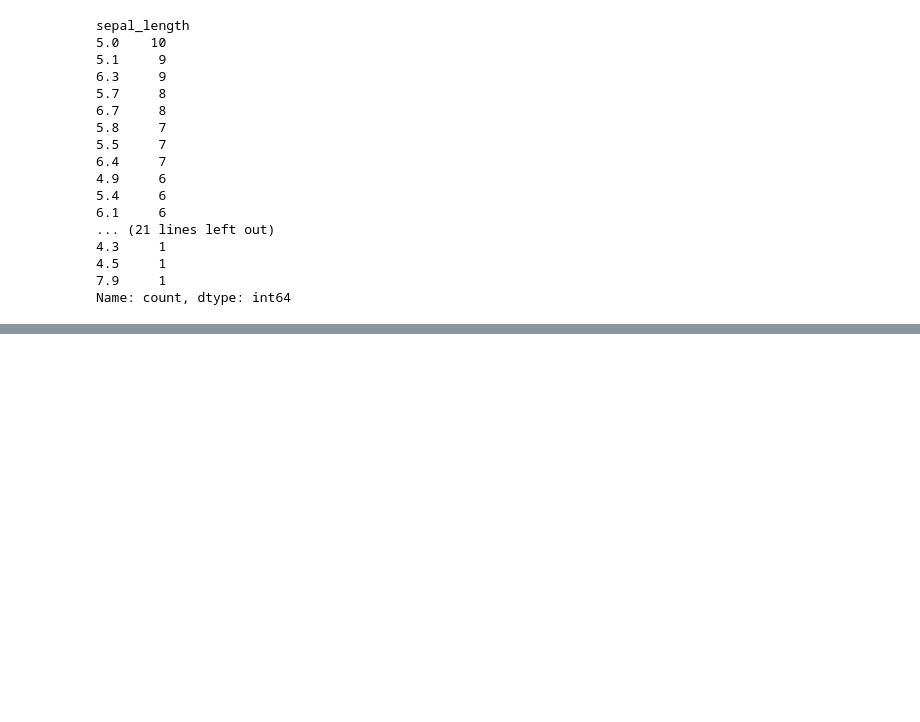
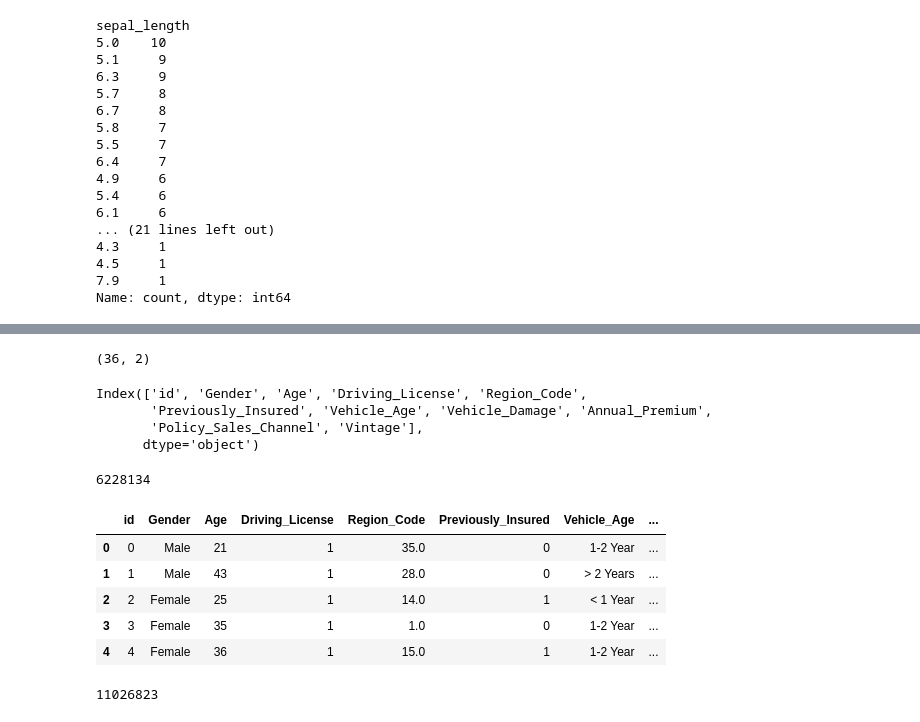
Before and after one commit to lsjdg/hktoss, a Jupyter notebook: hg-da/240701.ipynb, the cells around one changed output, grey strips where cells are left out. Drawn from its saved outputs; the diff is of its cells as text; code cells hidden in the pictures; blank space fills up the shorter version.

```diff
--- a/hg-da/240701.ipynb
+++ b/hg-da/240701.ipynb
@@ -93,0 +245,30 @@ Name: count, dtype: int64
+# %%
+cols = ['sepal_width', 'petal_length']
+result = iris.loc[(iris['species'] == 'setosa') & (iris['sepal_length'] <= 5.1), cols].reset_index(drop = True)
+result.shape
+# %% [output]
+(36, 2)
+# %%
+test.columns
+# %% [output]
+Index(['id', 'Gender', 'Age', 'Driving_License', 'Region_Code',
+       'Previously_Insured', 'Vehicle_Age', 'Vehicle_Damage', 'Annual_Premium',
+       'Policy_Sales_Channel', 'Vintage'],
+      dtype='object')
+# %%
+train.loc[train['Gender'] == 'Male'].shape[0]
+# %% [output]
+6228134
+# %%
+train.head()
+# %% [output]
+|  | id | Gender | Age | Driving_License | Region_Code | Previously_Insured | Vehicle_Age | ... |
+| 0 | 0 | Male | 21 | 1 | 35.0 | 0 | 1-2 Year | ... |
+| 1 | 1 | Male | 43 | 1 | 28.0 | 0 | > 2 Years | ... |
+| 2 | 2 | Female | 25 | 1 | 14.0 | 1 | < 1 Year | ... |
+| 3 | 3 | Female | 35 | 1 | 1.0 | 0 | 1-2 Year | ... |
+| 4 | 4 | Female | 36 | 1 | 15.0 | 1 | 1-2 Year | ... |
+# %%
+train.loc[train['Vehicle_Age'].isin(['1-2 Year', '< 1 Year'])].shape[0]
+# %% [output]
+11026823
```
Also changed, not shown: parts of 19 cells of this notebook.
